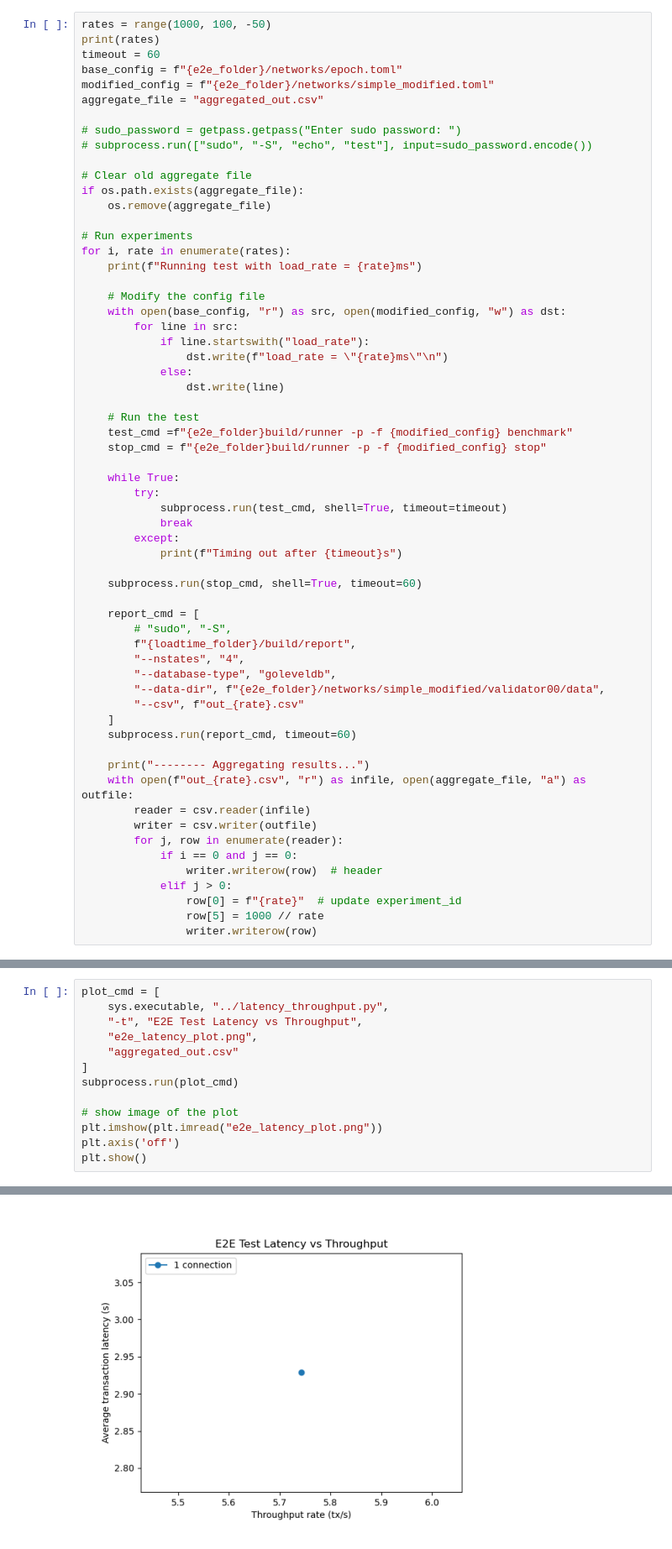
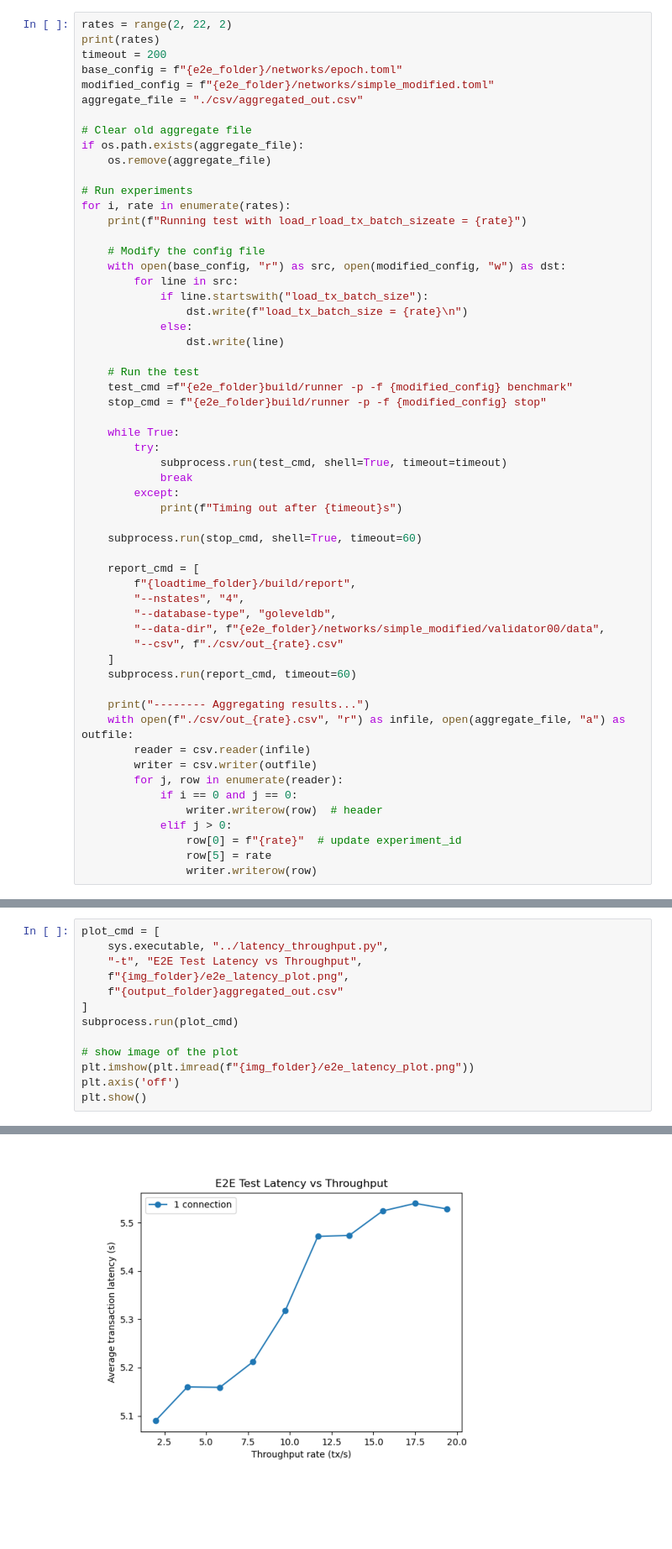
Before and after one commit to minhtung0404/cometbft, a Jupyter notebook: scripts/qa/reporting/epoch_scripts/latency_throughput_rate.ipynb, the cells around one changed output, grey strips where cells are left out. Shown at 84% size. Saved outputs shown, nothing was run; the diff lists cells and outputs as text; blank space fills up the shorter version.

```diff
--- a/scripts/qa/reporting/epoch_scripts/latency_throughput_rate.ipynb
+++ b/scripts/qa/reporting/epoch_scripts/latency_throughput_rate.ipynb
@@ -14,13 +16,10 @@ loadtime_folder = "../../../../test/loadtime/"
 # %%
-rates = range(1000, 100, -50)
+rates = range(2, 22, 2)
 print(rates)
-timeout = 60
+timeout = 200
 base_config = f"{e2e_folder}/networks/epoch.toml"
 modified_config = f"{e2e_folder}/networks/simple_modified.toml"
-aggregate_file = "aggregated_out.csv"
-
-# sudo_password = getpass.getpass("Enter sudo password: ")
-# subprocess.run(["sudo", "-S", "echo", "test"], input=sudo_password.encode())
+aggregate_file = "./csv/aggregated_out.csv"
 
 # Clear old aggregate file
 if os.path.exists(aggregate_file):
@@ -28,13 +27,13 @@ if os.path.exists(aggregate_file):
 
 # Run experiments
 for i, rate in enumerate(rates):
-    print(f"Running test with load_rate = {rate}ms")
+    print(f"Running test with load_rload_tx_batch_sizeate = {rate}")
 
     # Modify the config file
     with open(base_config, "r") as src, open(modified_config, "w") as dst:
         for line in src:
-            if line.startswith("load_rate"):
-                dst.write(f"load_rate = \"{rate}ms\"\n")
+            if line.startswith("load_tx_batch_size"):
+                dst.write(f"load_tx_batch_size = {rate}\n")
             else:
                 dst.write(line)
 
@@ -52,17 +51,16 @@ for i, rate in enumerate(rates):
     subprocess.run(stop_cmd, shell=True, timeout=60)
 
     report_cmd = [
-        # "sudo", "-S",
         f"{loadtime_folder}/build/report",
         "--nstates", "4",
         "--database-type", "goleveldb",
         "--data-dir", f"{e2e_folder}/networks/simple_modified/validator00/data",
-        "--csv", f"out_{rate}.csv"
+        "--csv", f"./csv/out_{rate}.csv"
     ]
     subprocess.run(report_cmd, timeout=60)
 
     print("-------- Aggregating results...")
-    with open(f"out_{rate}.csv", "r") as infile, open(aggregate_file, "a") as outfile:
+    with open(f"./csv/out_{rate}.csv", "r") as infile, open(aggregate_file, "a") as outfile:
         reader = csv.reader(infile)
         writer = csv.writer(outfile)
         for j, row in enumerate(reader):
@@ -70,6 +68,6 @@ for i, rate in enumerate(rates):
                 writer.writerow(row)  # header
             elif j > 0:
                 row[0] = f"{rate}"  # update experiment_id
-                row[5] = 1000 // rate
+                row[5] = rate
                 writer.writerow(row)
 # %% [output]
@@ -94,13 +92,13 @@ I[2025-08-20|21:21:02.089] Stopping testnet
 plot_cmd = [
     sys.executable, "../latency_throughput.py",
     "-t", "E2E Test Latency vs Throughput",
-    "e2e_latency_plot.png",
-    "aggregated_out.csv"
+    f"{img_folder}/e2e_latency_plot.png",
+    f"{output_folder}aggregated_out.csv"
 ]
 subprocess.run(plot_cmd)
 
 # show image of the plot
-plt.imshow(plt.imread("e2e_latency_plot.png"))
+plt.imshow(plt.imread(f"{img_folder}/e2e_latency_plot.png"))
 plt.axis('off')
 plt.show()
 # %% [output]
@@ -110 +122 @@ INFO    For 1 connection(s): throughput rate = 5.742379 tx/s    average latency
-[figure, old version]
+[figure, new version]
```
Also changed, not shown: parts of 3 cells of this notebook, 6 other files.
